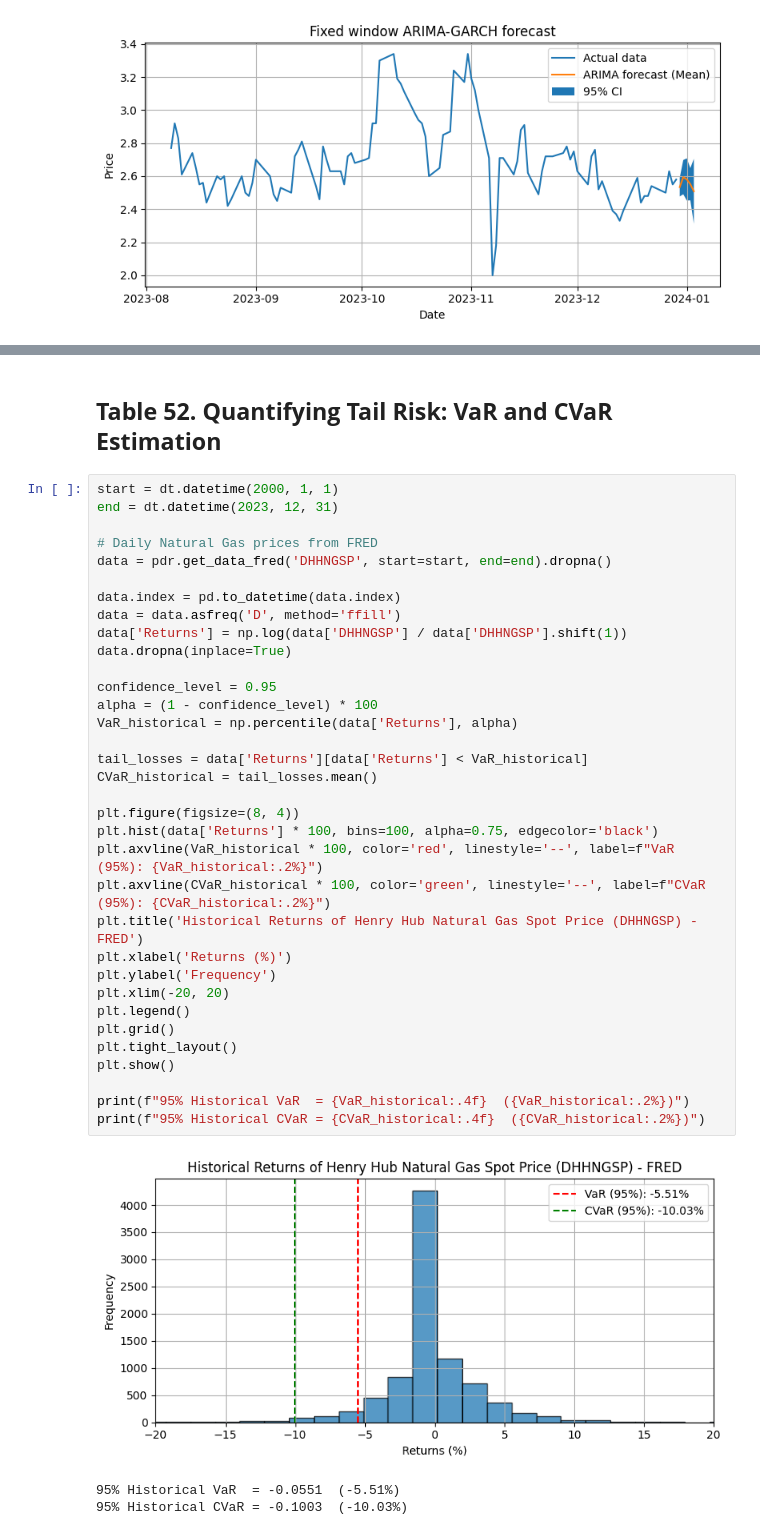
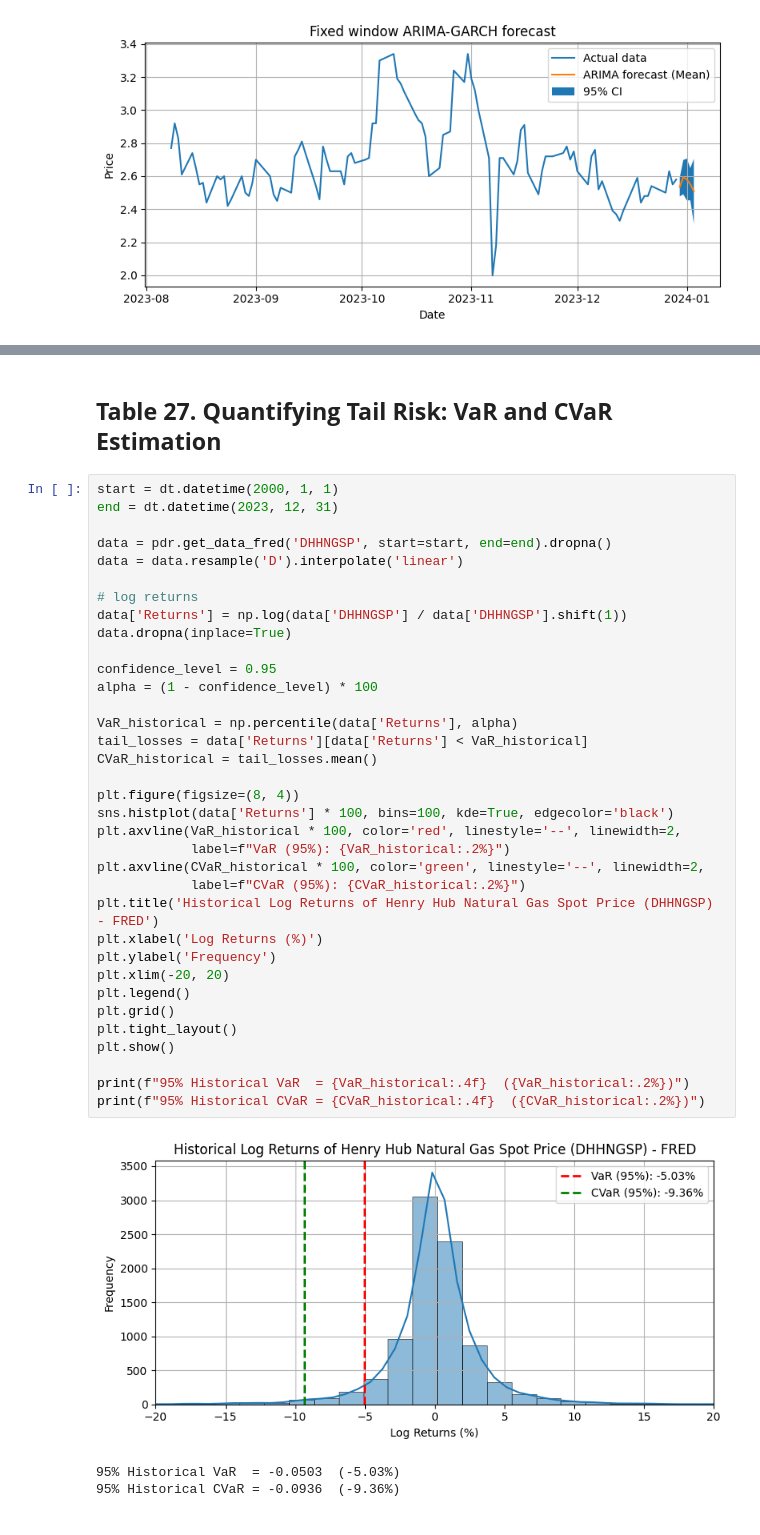
Before and after one commit to saritmaitra/Nonlinear-Modeling, a Jupyter notebook: chapter2_volatility.ipynb, the cells around one changed output, grey strips where cells are left out. Drawn from its saved outputs; the diff is of its cells as text.

```diff
--- a/chapter2_volatility.ipynb
+++ b/chapter2_volatility.ipynb
@@ -1027,41 +1031,42 @@ plt.show()
 # %% [markdown]
-## **Table 52. Quantifying Tail Risk: VaR and CVaR Estimation**
+## **Table 27. Quantifying Tail Risk: VaR and CVaR Estimation**
 # %%
 start = dt.datetime(2000, 1, 1)
 end = dt.datetime(2023, 12, 31)
 
-# Daily Natural Gas prices from FRED
 data = pdr.get_data_fred('DHHNGSP', start=start, end=end).dropna()
+data = data.resample('D').interpolate('linear')
 
-data.index = pd.to_datetime(data.index)
-data = data.asfreq('D', method='ffill')
+# log returns
 data['Returns'] = np.log(data['DHHNGSP'] / data['DHHNGSP'].shift(1))
 data.dropna(inplace=True)
 
 confidence_level = 0.95
 alpha = (1 - confidence_level) * 100
+
 VaR_historical = np.percentile(data['Returns'], alpha)
-
 tail_losses = data['Returns'][data['Returns'] < VaR_historical]
 CVaR_historical = tail_losses.mean()
 
 plt.figure(figsize=(8, 4))
-plt.hist(data['Returns'] * 100, bins=100, alpha=0.75, edgecolor='black')
-plt.axvline(VaR_historical * 100, color='red', linestyle='--', label=f"VaR (95%): {VaR_historical:.2%}")
-plt.axvline(CVaR_historical * 100, color='green', linestyle='--', label=f"CVaR (95%): {CVaR_historical:.2%}")
-plt.title('Historical Returns of Henry Hub Natural Gas Spot Price (DHHNGSP) - FRED')
-plt.xlabel('Returns (%)')
+sns.histplot(data['Returns'] * 100, bins=100, kde=True, edgecolor='black')
+plt.axvline(VaR_historical * 100, color='red', linestyle='--', linewidth=2,
+            label=f"VaR (95%): {VaR_historical:.2%}")
+plt.axvline(CVaR_historical * 100, color='green', linestyle='--', linewidth=2,
+            label=f"CVaR (95%): {CVaR_historical:.2%}")
+plt.title('Historical Log Returns of Henry Hub Natural Gas Spot Price (DHHNGSP) - FRED')
+plt.xlabel('Log Returns (%)')
 plt.ylabel('Frequency')
 plt.xlim(-20, 20)
 plt.legend()
 plt.grid()
 plt.tight_layout()
 plt.show()
 
 print(f"95% Historical VaR  = {VaR_historical:.4f}  ({VaR_historical:.2%})")
 print(f"95% Historical CVaR = {CVaR_historical:.4f}  ({CVaR_historical:.2%})")
 # %% [output]
-[figure, old version]
+[figure, new version]
-95% Historical VaR  = -0.0551  (-5.51%)
-95% Historical CVaR = -0.1003  (-10.03%)
+95% Historical VaR  = -0.0503  (-5.03%)
+95% Historical CVaR = -0.0936  (-9.36%)
 # %% [markdown]
```
Also changed, not shown: parts of 47 cells of this notebook.
